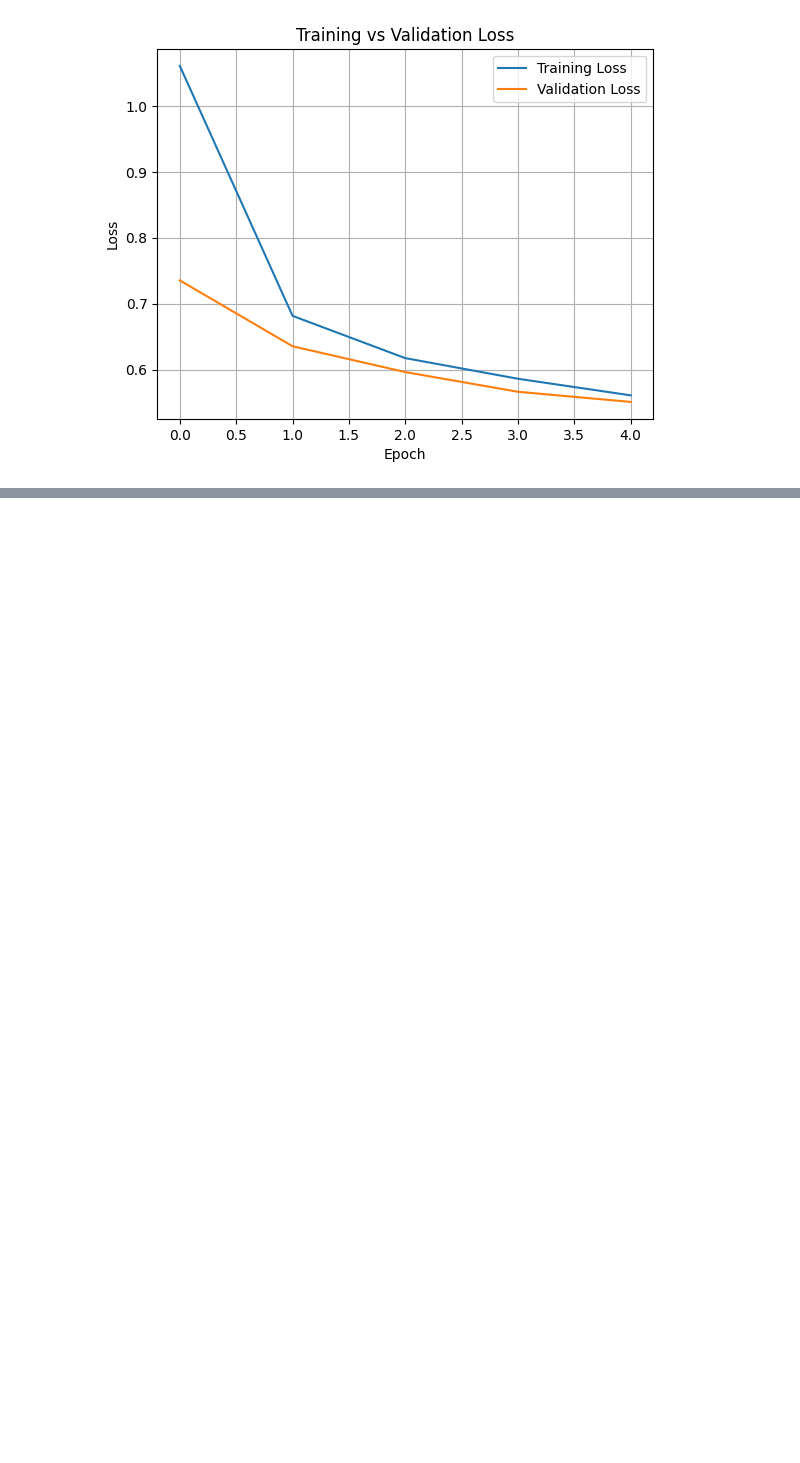
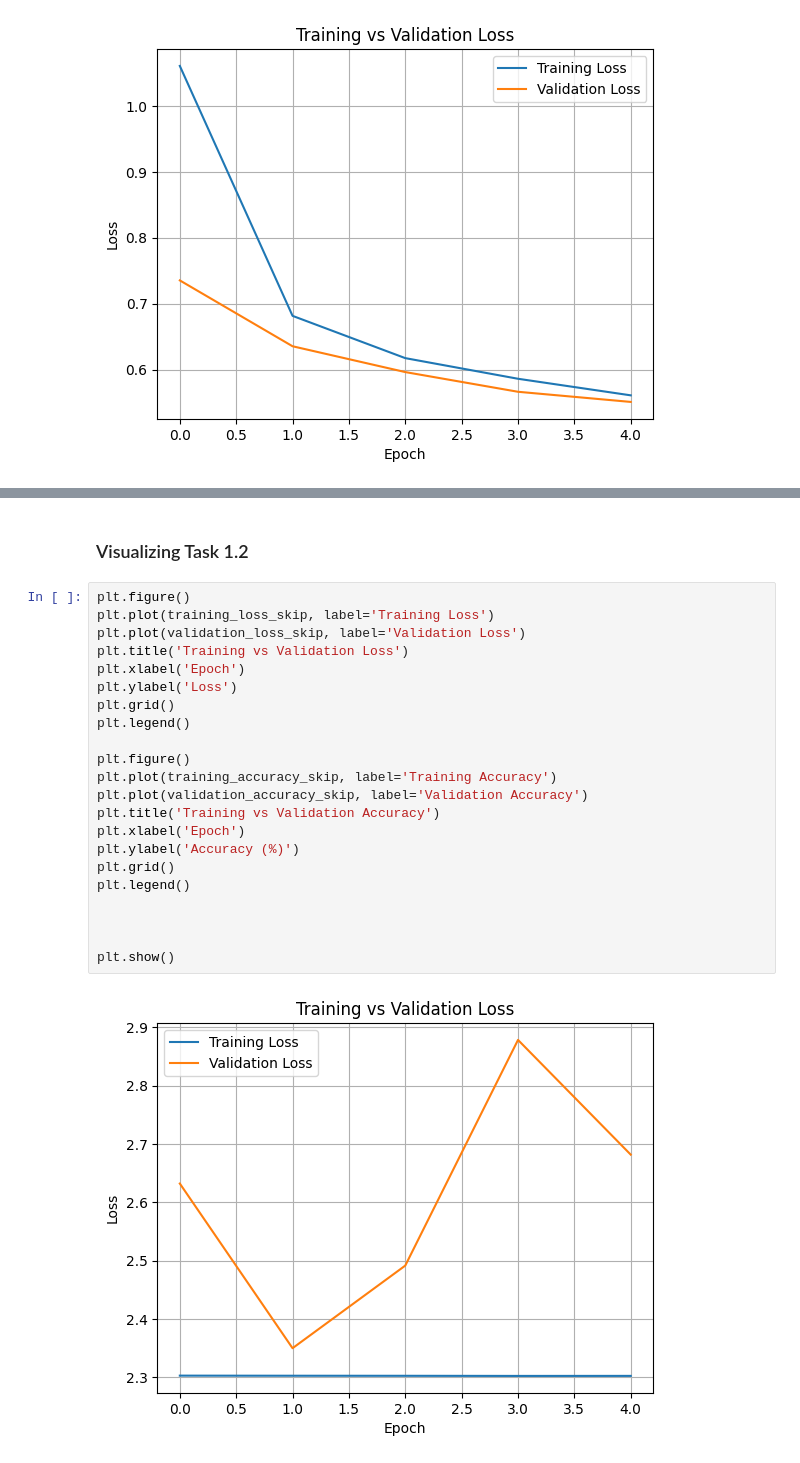
Before and after one commit to hyderchaudhry/28100041-PA0, a Jupyter notebook: src/task1.ipynb, the cells around one changed output, grey strips where cells are left out. Cells and saved outputs as stored; diff of their text form; blank space fills up the shorter version.

Commit message:
Complete Task 1.2 and 1.3

```diff
--- a/src/task1.ipynb
+++ b/src/task1.ipynb
@@ -132,0 +265,26 @@ plt.show()
+# %% [markdown]
+### Visualizing Task 1.2
+# %%
+plt.figure()
+plt.plot(training_loss_skip, label='Training Loss')
+plt.plot(validation_loss_skip, label='Validation Loss')
+plt.title('Training vs Validation Loss')
+plt.xlabel('Epoch')
+plt.ylabel('Loss')
+plt.grid()
+plt.legend()
+
+plt.figure()
+plt.plot(training_accuracy_skip, label='Training Accuracy')
+plt.plot(validation_accuracy_skip, label='Validation Accuracy')
+plt.title('Training vs Validation Accuracy')
+plt.xlabel('Epoch')
+plt.ylabel('Accuracy (%)')
+plt.grid()
+plt.legend()
+
+
+
+plt.show()
+# %% [output]
+[figure, added]
```
Also changed, not shown: parts of 20 cells of this notebook.
